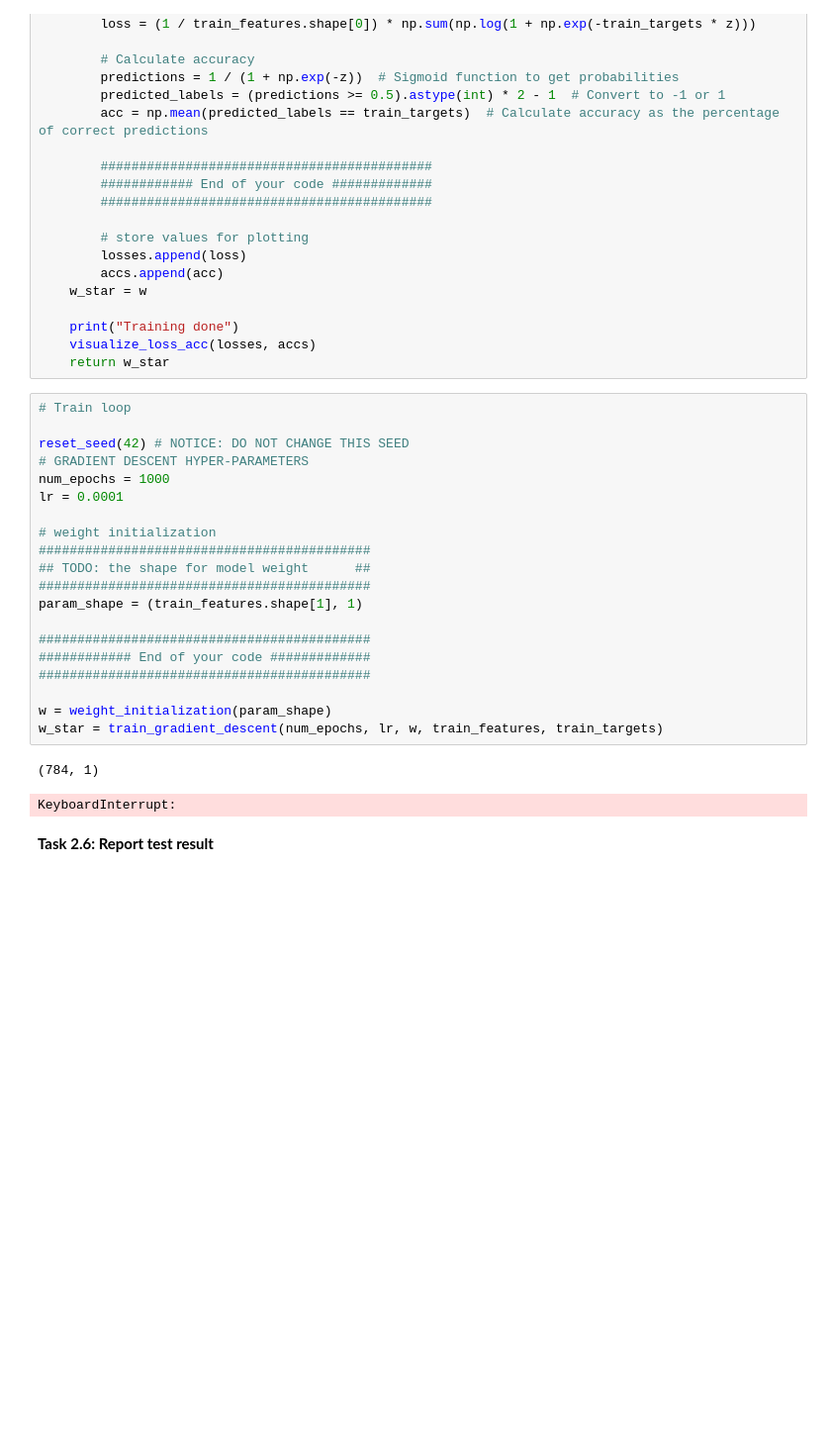
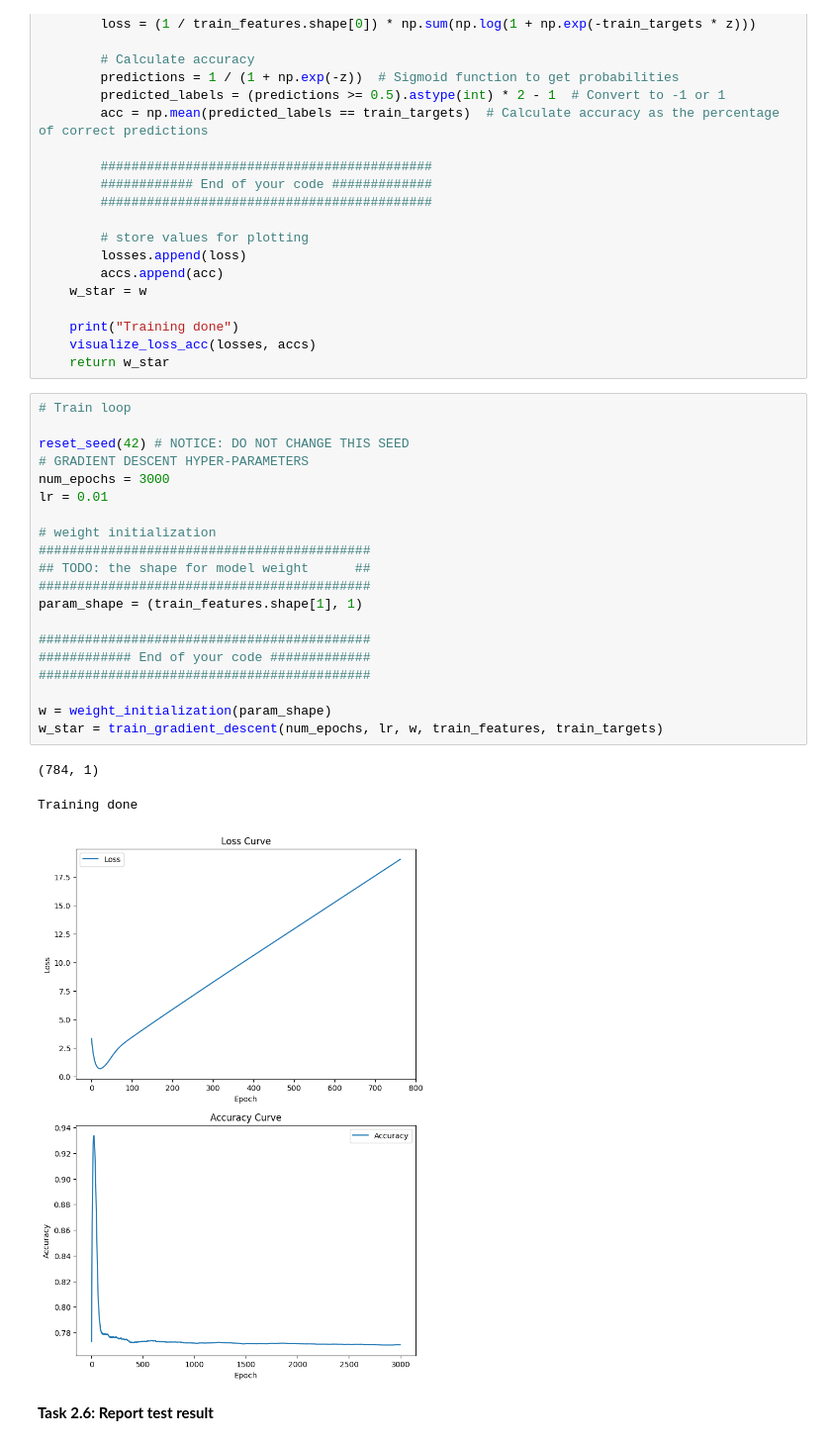
Before and after one commit to kanav9063/Deep-Learning, a Jupyter notebook: LinReg_and_Logistic_Regression_Drive.ipynb, the cells around one changed output. Shown at 99% size. Saved outputs shown, nothing was run; the diff lists cells and outputs as text; blank space fills up the shorter version.

```diff
--- a/LinReg_and_Logistic_Regression_Drive.ipynb
+++ b/LinReg_and_Logistic_Regression_Drive.ipynb
@@ -938,26 +1002,27 @@ def train_gradient_descent(num_epochs, lr, w, train_features, train_targets):
 # %%
 # Train loop
 
 reset_seed(42) # NOTICE: DO NOT CHANGE THIS SEED
 # GRADIENT DESCENT HYPER-PARAMETERS
-num_epochs = 1000
-lr = 0.0001
+num_epochs = 3000
+lr = 0.01
 
 # weight initialization
 ###########################################
 ## TODO: the shape for model weight      ##
 ###########################################
 param_shape = (train_features.shape[1], 1)
 
 ###########################################
 ############ End of your code #############
 ###########################################
 
 w = weight_initialization(param_shape)
 w_star = train_gradient_descent(num_epochs, lr, w, train_features, train_targets)
 # %% [output]
 (784, 1)
-KeyboardInterrupt:
+Training done
+[figure, added]
 # %% [markdown]
 **Task 2.6: Report test result**
 # %%
```
Also changed, not shown: parts of 4 cells of this notebook.
